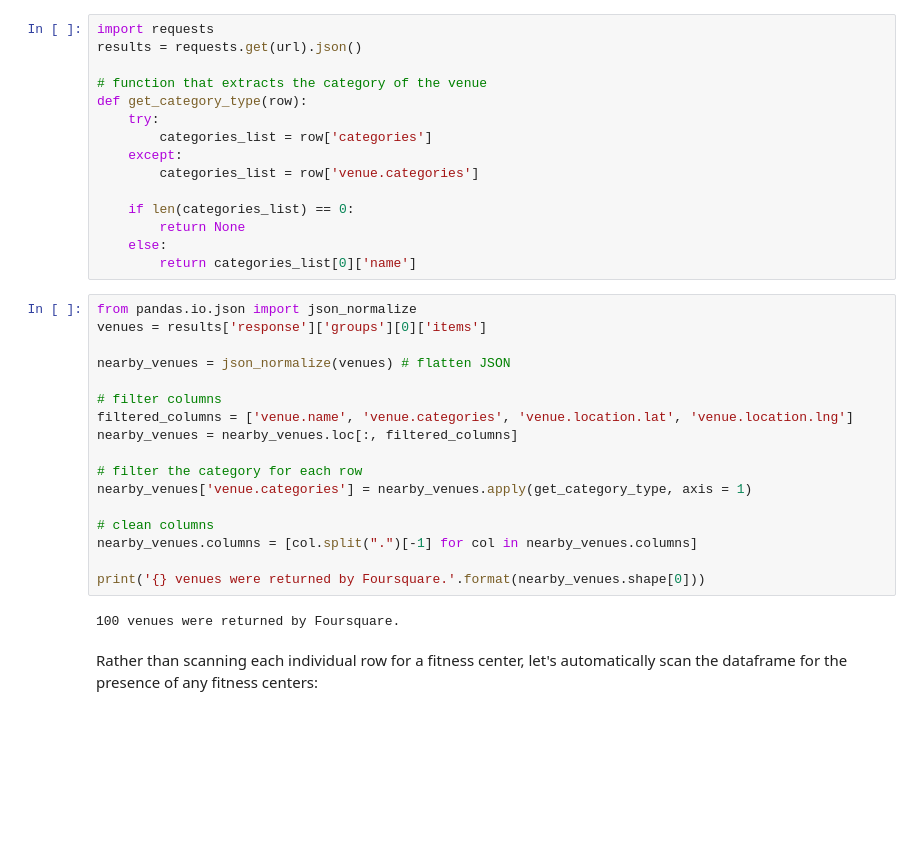
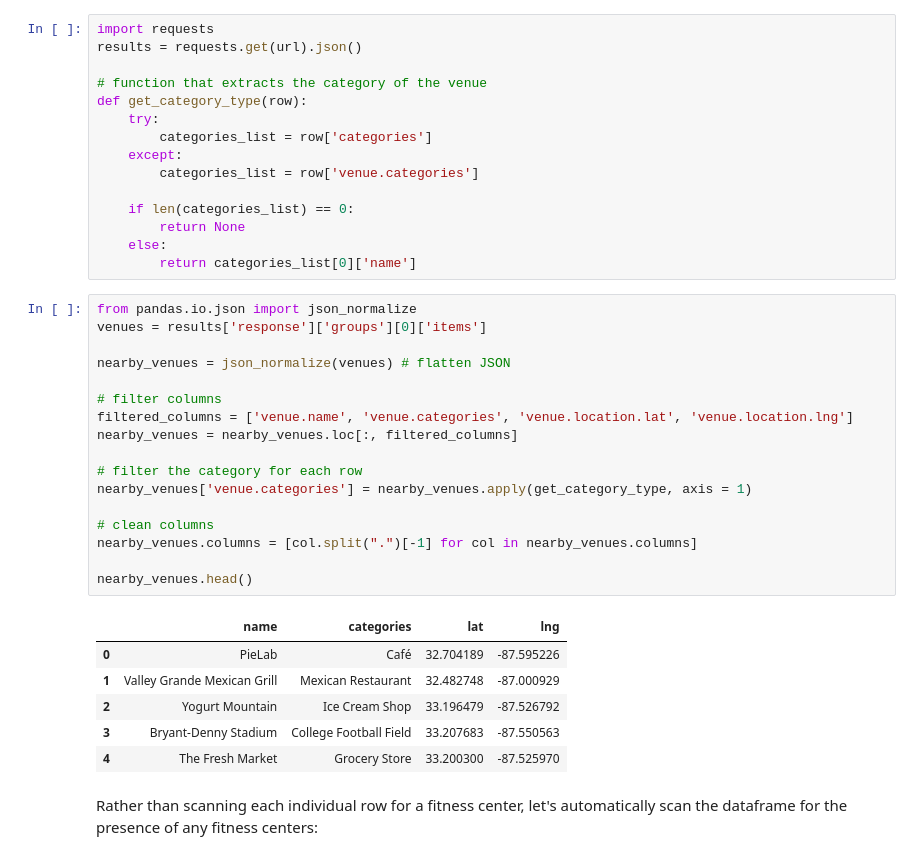
Before and after one commit to jleiker/Coursera_Capstone, a Jupyter notebook: Final Project Code.ipynb, the cells around one changed output. Saved outputs shown, nothing was run; the diff lists cells and outputs as text; blank space fills up the shorter version.

```diff
--- a/Final Project Code.ipynb
+++ b/Final Project Code.ipynb
@@ -434,22 +448,27 @@ def get_category_type(row):
 # %%
 from pandas.io.json import json_normalize
 venues = results['response']['groups'][0]['items']
 
 nearby_venues = json_normalize(venues) # flatten JSON
 
 # filter columns
 filtered_columns = ['venue.name', 'venue.categories', 'venue.location.lat', 'venue.location.lng']
 nearby_venues = nearby_venues.loc[:, filtered_columns]
 
 # filter the category for each row
 nearby_venues['venue.categories'] = nearby_venues.apply(get_category_type, axis = 1)
 
 # clean columns
 nearby_venues.columns = [col.split(".")[-1] for col in nearby_venues.columns]
 
-print('{} venues were returned by Foursquare.'.format(nearby_venues.shape[0]))
+nearby_venues.head()
 # %% [output]
-100 venues were returned by Foursquare.
+|  | name | categories | lat | lng |
+| 0 | PieLab | Café | 32.704189 | -87.595226 |
+| 1 | Valley Grande Mexican Grill | Mexican Restaurant | 32.482748 | -87.000929 |
+| 2 | Yogurt Mountain | Ice Cream Shop | 33.196479 | -87.526792 |
+| 3 | Bryant-Denny Stadium | College Football Field | 33.207683 | -87.550563 |
+| 4 | The Fresh Market | Grocery Store | 33.200300 | -87.525970 |
 # %% [markdown]
 Rather than scanning each individual row for a fitness center, let's automatically scan the dataframe for the presence of any fitness centers:
 # %%
```
Also changed, not shown: parts of 6 cells of this notebook.
